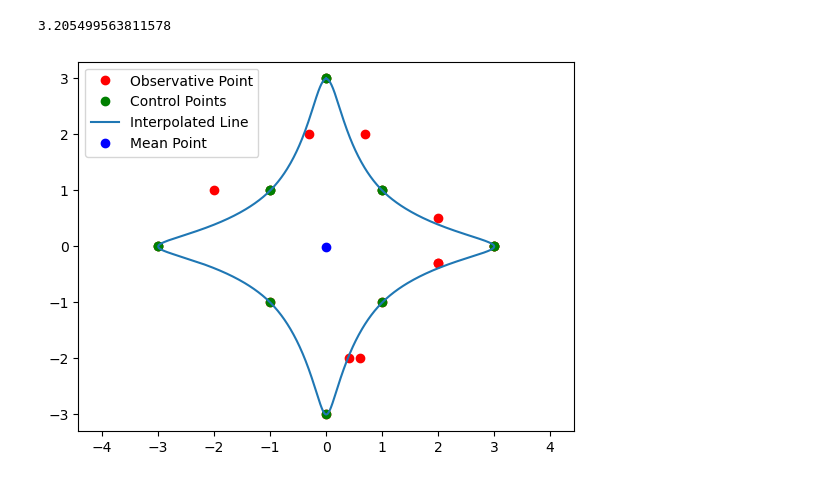
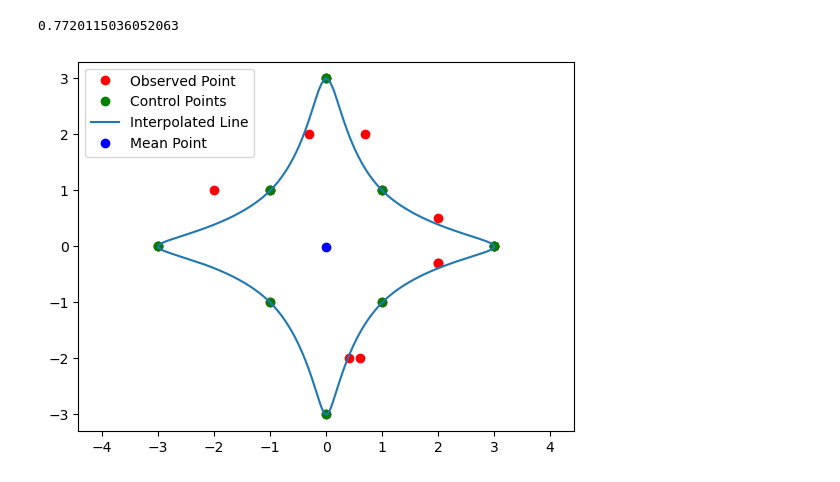
Before and after one commit to nameko-ko/name, a Jupyter notebook: Spline_circle.ipynb, the cells around one changed output. Saved outputs shown, nothing was run; the diff lists cells and outputs as text; code cells hidden in the pictures.

```diff
--- a/Spline_circle.ipynb
+++ b/Spline_circle.ipynb
@@ -81,7 +81,7 @@ def polor_coodinate(x,y):
 def MSE(r_exp,r_cal):
     MSE = 0
     for r_exp, r_cal in zip(r_exp, r_cal):
-        MSE += (r_exp - r_cal) ** 2
+        MSE += (r_exp - r_cal) ** 2 /r_cal**2
     MSE /= r_exp.size
     return MSE
 
@@ -103,33 +103,33 @@ f_y = interp1d(theta, y, kind='cubic')
 #補間線の描画
 theta_new = np.linspace(0, 2*np.pi, 1000)
 theta_new += theta[2] #描画の始点をtheta[2]分ずらす。
 x_interp = f_x(theta_new)
 y_interp = f_y(theta_new)
 
 # 平均(重心?)を求める
 x_mean = np.mean(x_interp)
 y_mean = np.mean(y_interp)
 
 #最小二乗法の処理
 #実験データの準備
 Contour_all = [[3,0],[2,0.5],[1,1],[0.7,2],[0,3],[-0.3,2],[-1,1],[-2,1],[-3,0],[2,-0.3],[-1,-1],[0.4,-2],[0,-3],[0.6,-2],[1,-1],[2,-0.3],[3,0]]
 #特定のthetaに対応する輪郭のx,y座標を取得する部分
 x_obs,y_obs = x_y_separate(Contour_all)
 r_exp, theta_exp = polor_coodinate(x_obs,y_obs)
 x_cal = f_x(theta_exp)
 y_cal = f_y(theta_exp)
 r_cal,_ = polor_coodinate(x_cal, y_cal)
 print(MSE(r_cal,r_exp))
 
 # プロット
-plt.plot(x_obs,y_obs,'ro', label="Observative Point")
+plt.plot(x_obs,y_obs,'ro', label="Observed Point")
 plt.plot(x, y, 'go', label="Control Points")
 plt.plot(x_interp, y_interp, label="Interpolated Line")
 plt.plot(x_mean, y_mean, 'bo', label="Mean Point")
 plt.axis('equal')
 plt.legend(loc='upper left')
 plt.savefig("file1.png")
 plt.show()
 # %% [output]
-3.205499563811578
+0.7720115036052063
-[figure, old version]
+[figure, new version]
```
Also changed, not shown: 5 other files.
